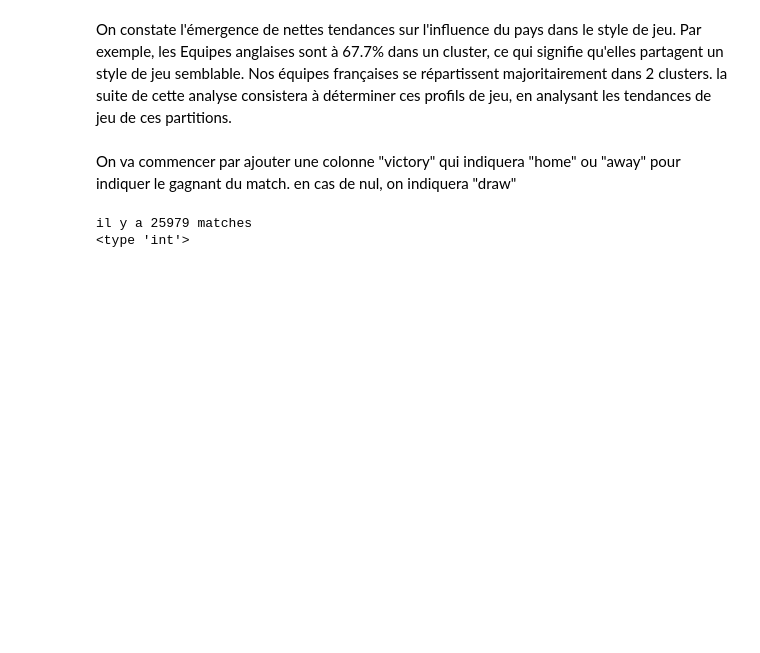
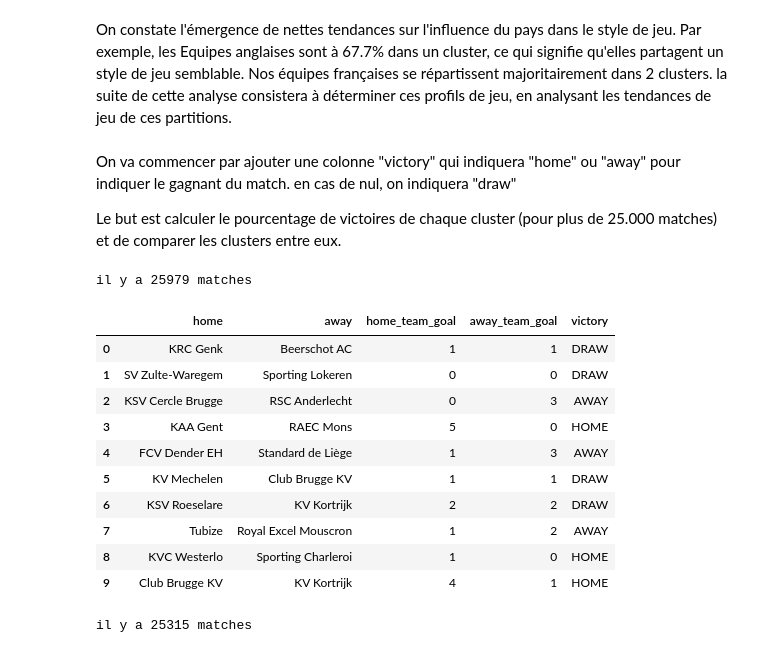
Before and after one commit to chubby47/kaggle_soccer, a Jupyter notebook: problematique_1.ipynb, the cells around one changed output. Cells and saved outputs as stored; diff of their text form; code cells hidden in the pictures; blank space fills up the shorter version.

```diff
--- a/problematique_1.ipynb
+++ b/problematique_1.ipynb
@@ -480,22 +531,36 @@ query += " WHERE t1.team_api_id=home_team_api_id AND t2.team_api_id=away_team_ap
 matchres = pd.read_sql(query, conn)
 # %% [markdown]
 On va commencer par ajouter une colonne "victory" qui indiquera "home" ou "away" pour indiquer le gagnant du match. en cas de nul, on indiquera "draw"
+
+Le but est calculer le pourcentage de victoires de chaque cluster (pour plus de 25.000 matches) et de comparer les clusters entre eux.
 # %%
 print("il y a "+str(matchres.shape[0])+" matches")
 
 resultats = []
 for index, row in matchres.iterrows():
-    print(type(row["home_team_goal"]))
-    break
-    if row["home_team_goal"] > row["home_team_goal"]:
+    if row["home_team_goal"] > row["away_team_goal"]:
         resultats.append("HOME")
-    if row["home_team_goal"] < int(row["home_team_goal"]):
+    if row["home_team_goal"] < row["away_team_goal"]:
         resultats.append("AWAY")
-    if row["home_team_goal"]) == int(row["home_team_goal"]):
+    if row["home_team_goal"] == row["away_team_goal"]:
         resultats.append("DRAW")
 
-#matchres["victory"] = pd.Series(resultats)
-#matchres.head(10)
+matchres["victory"] = pd.Series(resultats)
+matchres.head(10)
 # %% [output]
 il y a 25979 matches
-<type 'int'>
+|  | home | away | home_team_goal | away_team_goal | victory |
+| 0 | KRC Genk | Beerschot AC | 1 | 1 | DRAW |
+| 1 | SV Zulte-Waregem | Sporting Lokeren | 0 | 0 | DRAW |
+| 2 | KSV Cercle Brugge | RSC Anderlecht | 0 | 3 | AWAY |
+| 3 | KAA Gent | RAEC Mons | 5 | 0 | HOME |
+| 4 | FCV Dender EH | Standard de Liège | 1 | 3 | AWAY |
+| 5 | KV Mechelen | Club Brugge KV | 1 | 1 | DRAW |
+| 6 | KSV Roeselare | KV Kortrijk | 2 | 2 | DRAW |
+| 7 | Tubize | Royal Excel Mouscron | 1 | 2 | AWAY |
+| 8 | KVC Westerlo | Sporting Charleroi | 1 | 0 | HOME |
+| 9 | Club Brugge KV | KV Kortrijk | 4 | 1 | HOME |
+# %%
+model1.victories(verbose=True)
+# %% [output]
+il y a 25315 matches
```
Also changed, not shown: parts of 3 cells of this notebook.
